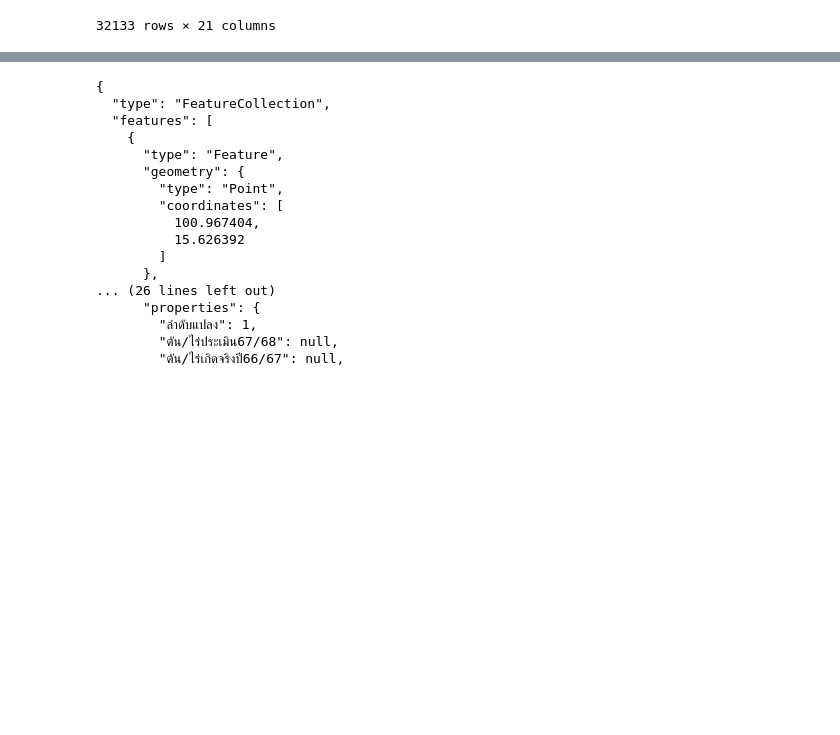
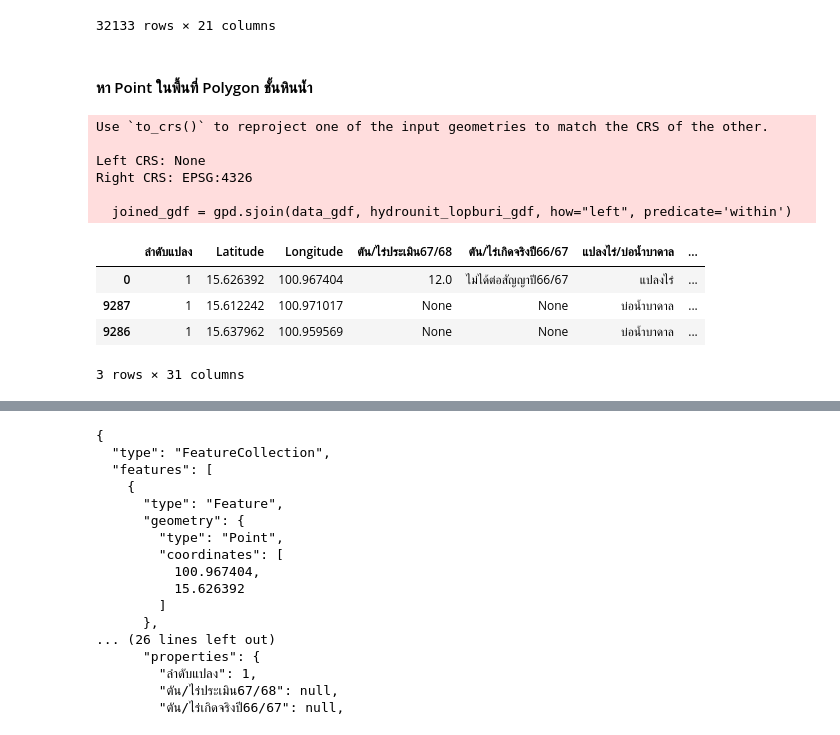
Before and after one commit to Thanarat-DS/MapAppProject, a Jupyter notebook: convert_to_geojson/convert.ipynb, the cells around one changed output, grey strips where cells are left out. Drawn from its saved outputs; the diff is of its cells as text; code cells hidden in the pictures; blank space fills up the shorter version.

```diff
--- a/convert_to_geojson/convert.ipynb
+++ b/convert_to_geojson/convert.ipynb
@@ -308,3 +326,31 @@ concat_df
 32133 rows × 21 columns
 # %%
 concat_df.loc[:,'Latitude'].sort_values()
+# %% [markdown]
+#### หา Point ในพื้นที่ Polygon ชั้นหินน้ำ
+# %%
+import geopandas as gpd
+import pandas as pd
+
+hydrounit_lopburi_gdf = gpd.read_file(r'..\src\components\layers\database-json\Hydrounit_ลพบุรี.json').to_crs(epsg=24047)
+
+data_gdf = gpd.GeoDataFrame(
+    concat_df,
+    geometry=gpd.points_from_xy(concat_df['Longitude'], concat_df['Latitude']),
+    crs='EPSG:24047' #ประเทศไทย
+)
+
+joined_gdf = gpd.sjoin(data_gdf, hydrounit_lopburi_gdf, how="left", predicate='within')
+joined_gdf.head(3)
+# %% [output]
+Use `to_crs()` to reproject one of the input geometries to match the CRS of the other.
+
+Left CRS: None
+Right CRS: EPSG:4326
+
+  joined_gdf = gpd.sjoin(data_gdf, hydrounit_lopburi_gdf, how="left", predicate='within')
+|  | ลำดับแปลง | Latitude | Longitude | ตัน/ไร่ประเมิน67/68 | ตัน/ไร่เกิดจริงปี66/67 | แปลงไร่/บ่อน้ำบาดาล | ... |
+| 0 | 1 | 15.626392 | 100.967404 | 12.0 | ไม่ได้ต่อสัญญาปี66/67 | แปลงไร่ | ... |
+| 9287 | 1 | 15.612242 | 100.971017 | None | None | บ่อน้ำบาดาล | ... |
+| 9286 | 1 | 15.637962 | 100.959569 | None | None | บ่อน้ำบาดาล | ... |
+3 rows × 31 columns
```
Also changed, not shown: parts of 4 cells of this notebook, 4 other files.
